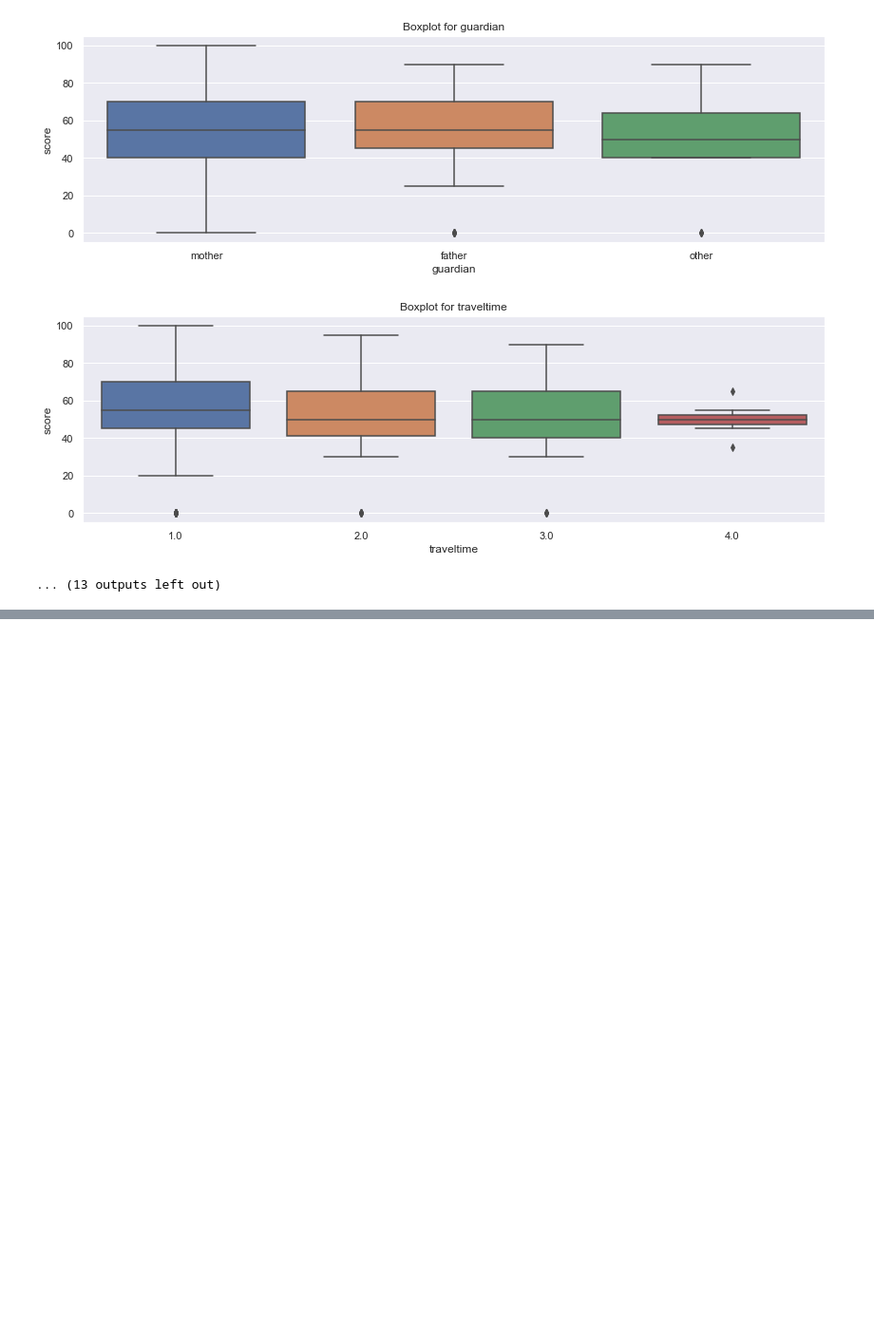
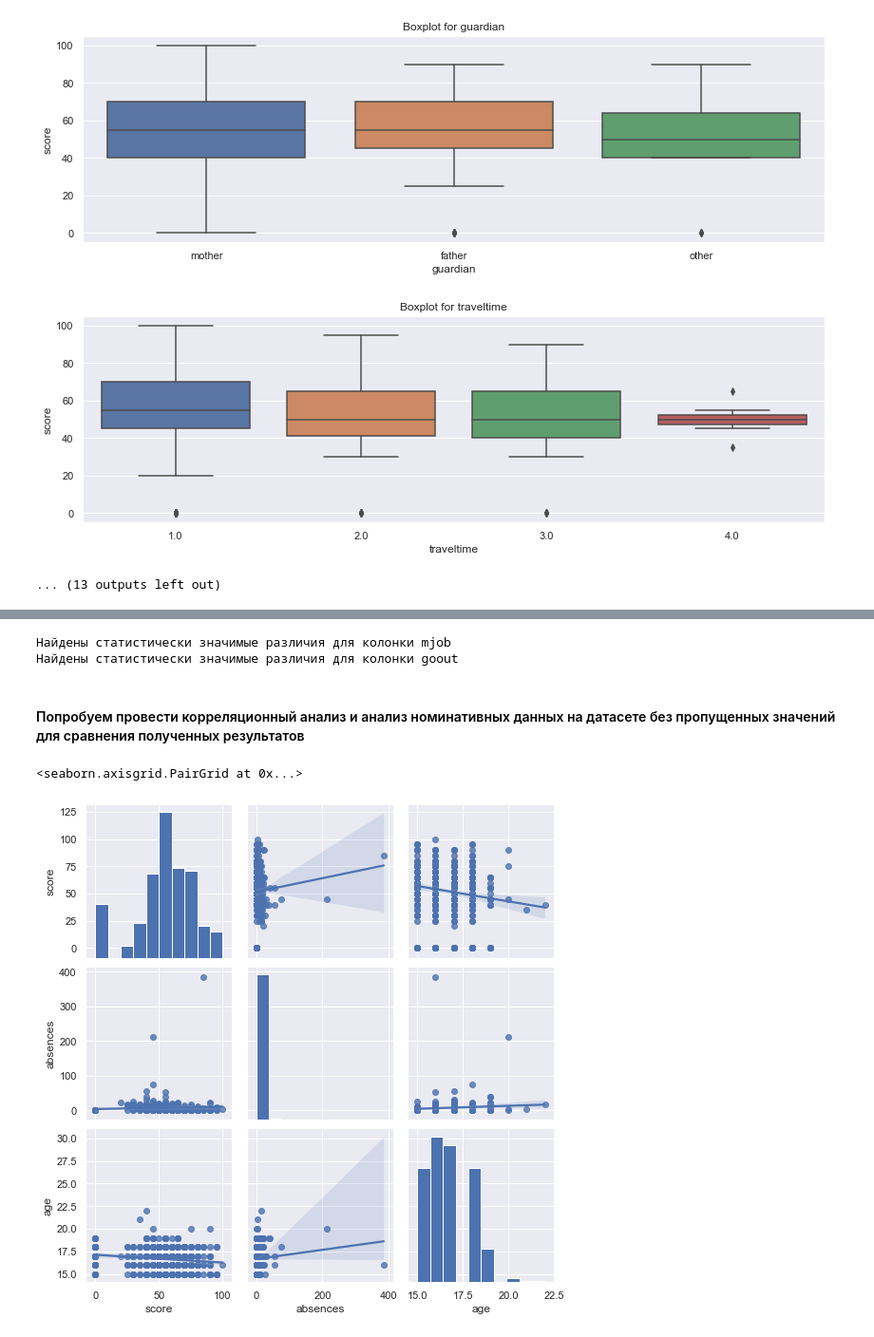
Before and after one commit to Ro-Ksu/skillfactory_rds, a Jupyter notebook: module_2/Module_2.ipynb, the cells around one changed output, grey strips where cells are left out. Shown at 95% size. Drawn from its saved outputs; the diff is of its cells as text; code cells hidden in the pictures; blank space fills up the shorter version.

```diff
--- a/module_2/Module_2.ipynb
+++ b/module_2/Module_2.ipynb
@@ -150,0 +153,3 @@ There are 26 columns that have missing values.
+# %%
+students_no_nan = students.copy()
+print(students_no_nan.dropna().shape)
@@ -1187,0 +1177,25 @@ KeyError: False
+# %%
+def get_stat_dif(column):
+    cols = students.loc[:, column].value_counts().index[:395]
+    combinations_all = list(combinations(cols, 2))
+    for comb in combinations_all:
+        if ttest_ind(students.loc[students.loc[:, column] == comb[0], 'score'],
+                        students.loc[students.loc[:, column] == comb[1], 'score']).pvalue \
+            <= 0.05/len(combinations_all): # Учли поправку Бонферони
+            print('Найдены статистически значимые различия для колонки', column)
+            break
+
+for col in ['school', 'sex', 'address', 'famsize', 'pstatus', 'medu', 'fedu','mjob', 'fjob',
+            'reason', 'guardian', 'traveltime', 'studytime', 'schoolsup', 'famsup', 'paid',
+            'activities', 'nursery', 'higher', 'internet', 'romantic', 'famrel','freetime', 'goout', 'health']:
+    get_stat_dif(col)
+# %% [output]
+Найдены статистически значимые различия для колонки mjob
+Найдены статистически значимые различия для колонки goout
+# %% [markdown]
+#### Попробуем провести корреляционный анализ и анализ номинативных данных на датасете без пропущенных значений для сравнения полученных результатов
+# %%
+sns.pairplot(students_no_nan, kind = 'reg', vars = ['score', 'absences', 'age'])
+# %% [output]
+<seaborn.axisgrid.PairGrid at 0x...>
+[figure, added]
```
Also changed, not shown: parts of 26 cells of this notebook, 2 other files.
